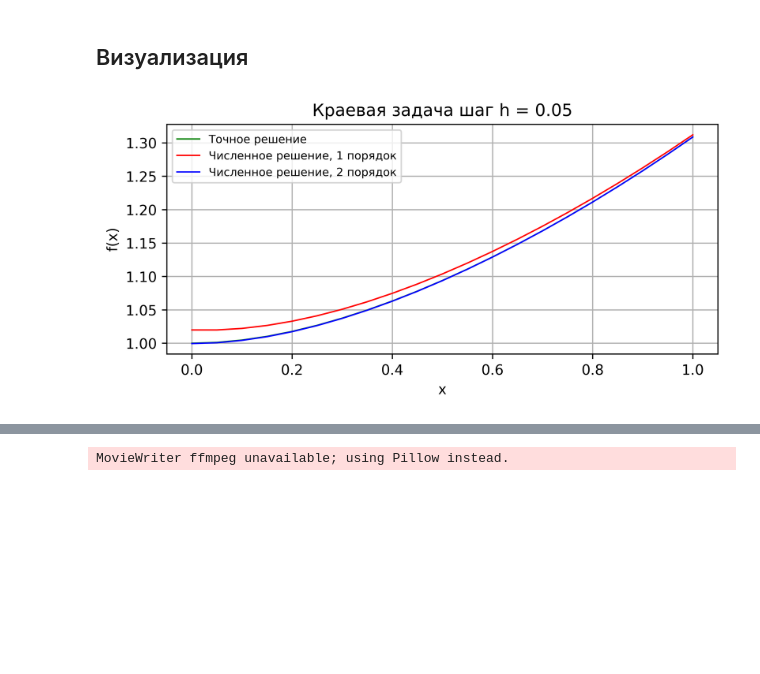
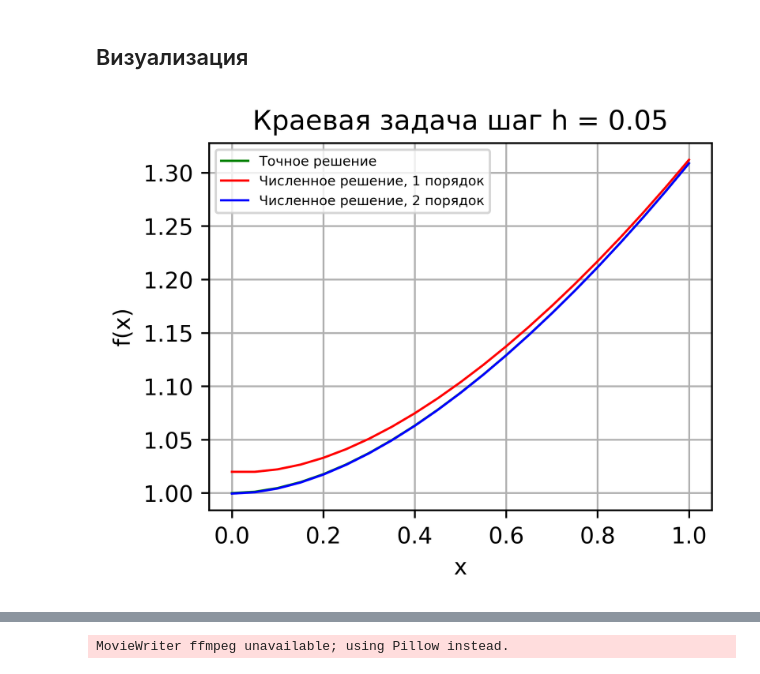
Before and after one commit to vito-nevito/boundary_problem, a Jupyter notebook: progonka/progonka.ipynb, the cells around one changed output, grey strips where cells are left out. Drawn from its saved outputs; the diff is of its cells as text; code cells hidden in the pictures; blank space fills up the shorter version.

Commit message:
plot

```diff
--- a/progonka/progonka.ipynb
+++ b/progonka/progonka.ipynb
@@ -158,26 +158,26 @@ def obratno(B, C, D, a, b, N):
 # %% [markdown]
 ## Визуализация
 # %%
-plt.figure(figsize = (7, 3),dpi = 600)
+plt.figure(figsize = (4, 3),dpi = 600)
 
 N = int((b - a)/h)
 x_vis = np.linspace(a, b, num = N + 1)
 
 plt.plot(x_vis, sol(x_vis), c = 'g', label = 'Точное решение', lw = 1.)
 plt.plot(x_vis, progon_1(h), c = 'r',\
          label = 'Численное решение, 1 порядок', lw = 1.)
 plt.plot(x_vis, progon_2(h), c = 'b',\
          label = 'Численное решение, 2 порядок', lw = 1.)
 
 plt.xlabel('x', fontsize=10.)
 plt.ylabel('f(x)', fontsize=10.)
-plt.legend(fontsize=8.)
+plt.legend(fontsize=6.)
 plt.title(f'Краевая задача шаг h = {h}')
 plt.grid()
 plt.savefig("function.jpg", dpi = 300)
 plt.show()
 # %% [output]
-[figure, old version]
+[figure, new version]
 # %%
 N0 = 18
 h_0 = 0.1
```
Also changed, not shown: parts of 1 cell of this notebook, 2 other files.
